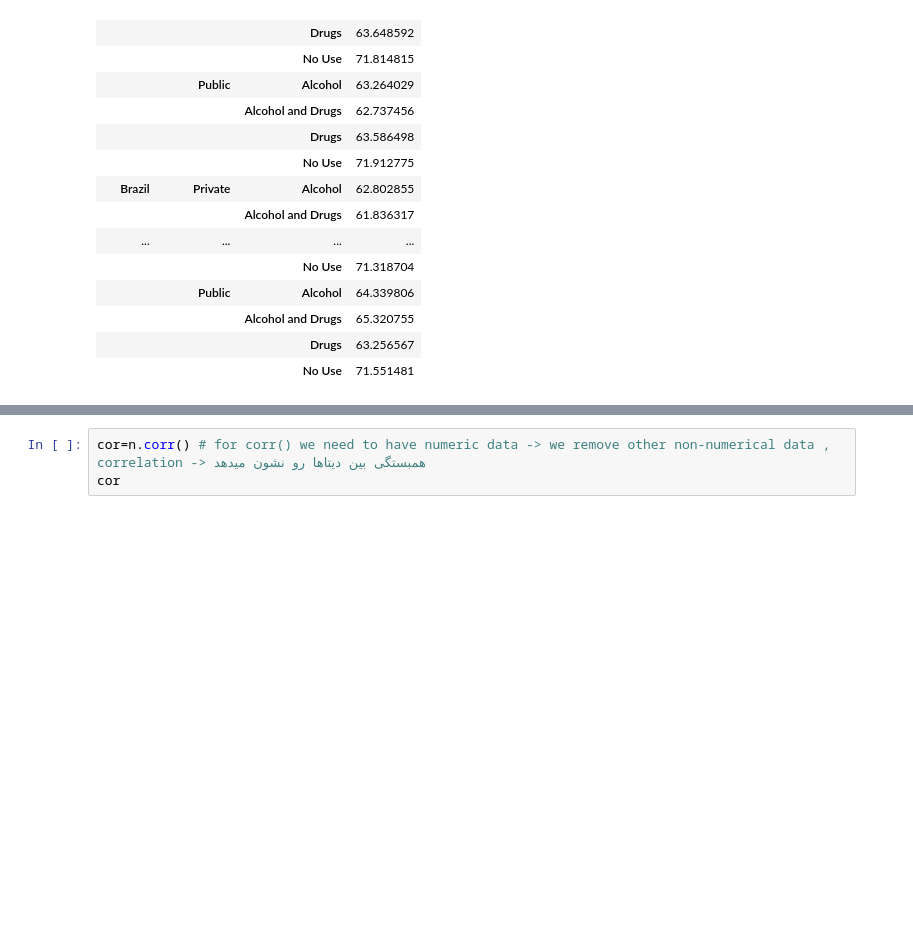
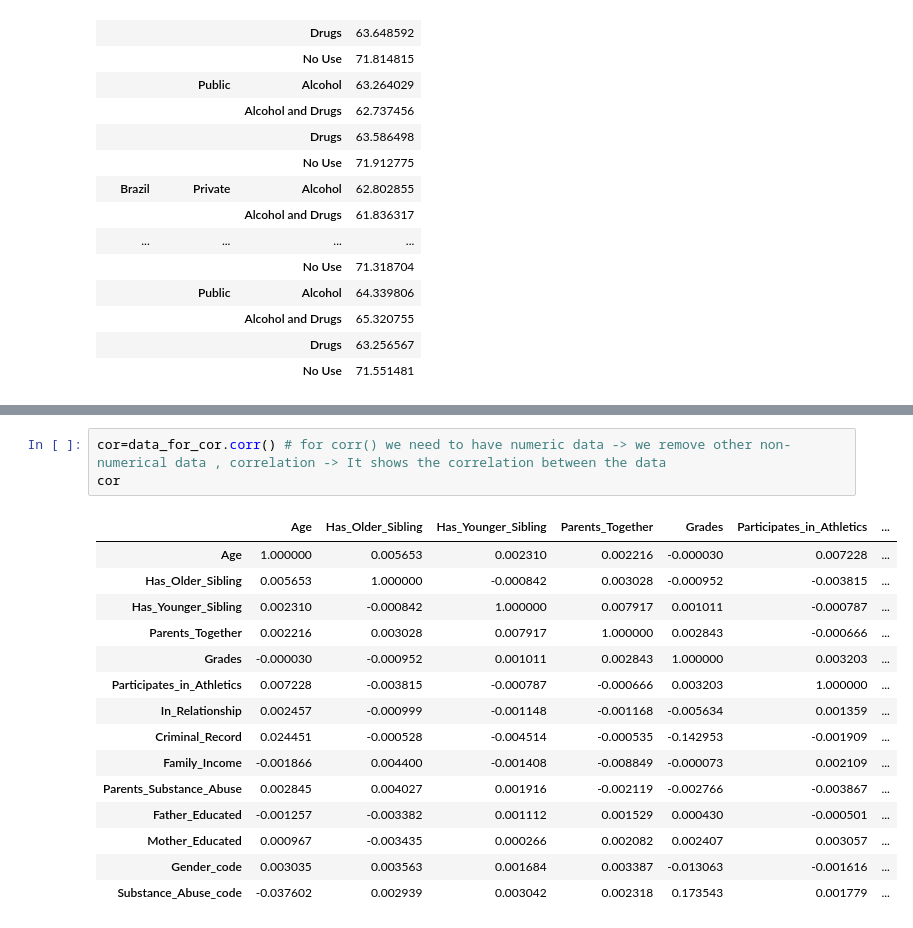
Before and after one commit to HafezAghili/drug-and-alcohol-abuse---data-analysis, a Jupyter notebook: Drug and alcohol abuse - data analysis.ipynb, the cells around one changed output, grey strips where cells are left out. Cells and saved outputs as stored; diff of their text form; blank space fills up the shorter version.

```diff
--- a/Drug and alcohol abuse - data analysis.ipynb
+++ b/Drug and alcohol abuse - data analysis.ipynb
@@ -591,4 +626,20 @@ data_for_cor
 # %%
-cor=n.corr() # for corr() we need to have numeric data -> we remove other non-numerical data , correlation -> همبستگی بین دیتاها رو نشون میدهد
+cor=data_for_cor.corr() # for corr() we need to have numeric data -> we remove other non-numerical data , correlation -> It shows the correlation between the data
 cor
+# %% [output]
+|  | Age | Has_Older_Sibling | Has_Younger_Sibling | Parents_Together | Grades | Participates_in_Athletics | ... |
+| Age | 1.000000 | 0.005653 | 0.002310 | 0.002216 | -0.000030 | 0.007228 | ... |
+| Has_Older_Sibling | 0.005653 | 1.000000 | -0.000842 | 0.003028 | -0.000952 | -0.003815 | ... |
+| Has_Younger_Sibling | 0.002310 | -0.000842 | 1.000000 | 0.007917 | 0.001011 | -0.000787 | ... |
+| Parents_Together | 0.002216 | 0.003028 | 0.007917 | 1.000000 | 0.002843 | -0.000666 | ... |
+| Grades | -0.000030 | -0.000952 | 0.001011 | 0.002843 | 1.000000 | 0.003203 | ... |
+| Participates_in_Athletics | 0.007228 | -0.003815 | -0.000787 | -0.000666 | 0.003203 | 1.000000 | ... |
+| In_Relationship | 0.002457 | -0.000999 | -0.001148 | -0.001168 | -0.005634 | 0.001359 | ... |
+| Criminal_Record | 0.024451 | -0.000528 | -0.004514 | -0.000535 | -0.142953 | -0.001909 | ... |
+| Family_Income | -0.001866 | 0.004400 | -0.001408 | -0.008849 | -0.000073 | 0.002109 | ... |
+| Parents_Substance_Abuse | 0.002845 | 0.004027 | 0.001916 | -0.002119 | -0.002766 | -0.003867 | ... |
+| Father_Educated | -0.001257 | -0.003382 | 0.001112 | 0.001529 | 0.000430 | -0.000501 | ... |
+| Mother_Educated | 0.000967 | -0.003435 | 0.000266 | 0.002082 | 0.002407 | 0.003057 | ... |
+| Gender_code | 0.003035 | 0.003563 | 0.001684 | 0.003387 | -0.013063 | -0.001616 | ... |
+| Substance_Abuse_code | -0.037602 | 0.002939 | 0.003042 | 0.002318 | 0.173543 | 0.001779 | ... |
 # %%
```
Also changed, not shown: parts of 17 cells of this notebook, 1 other file.
